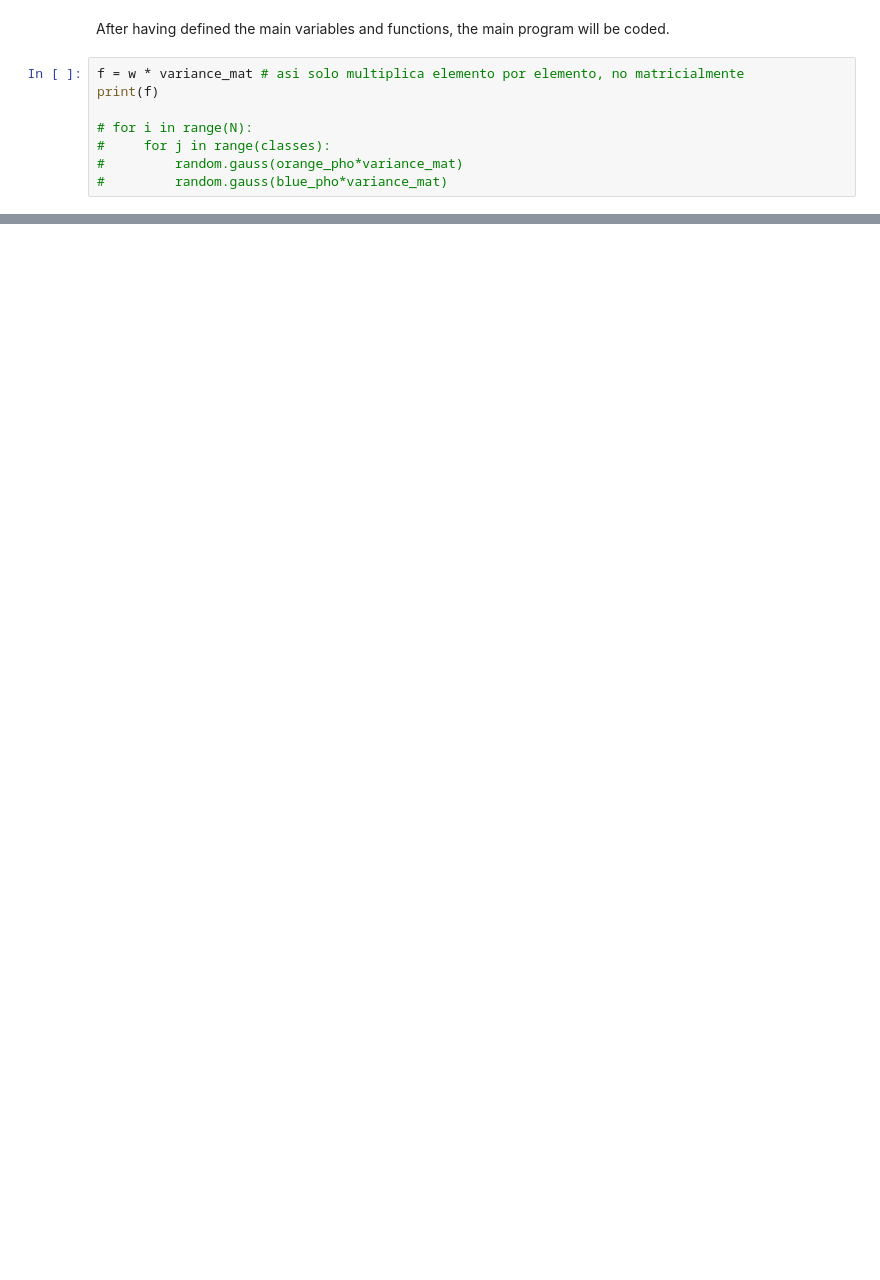
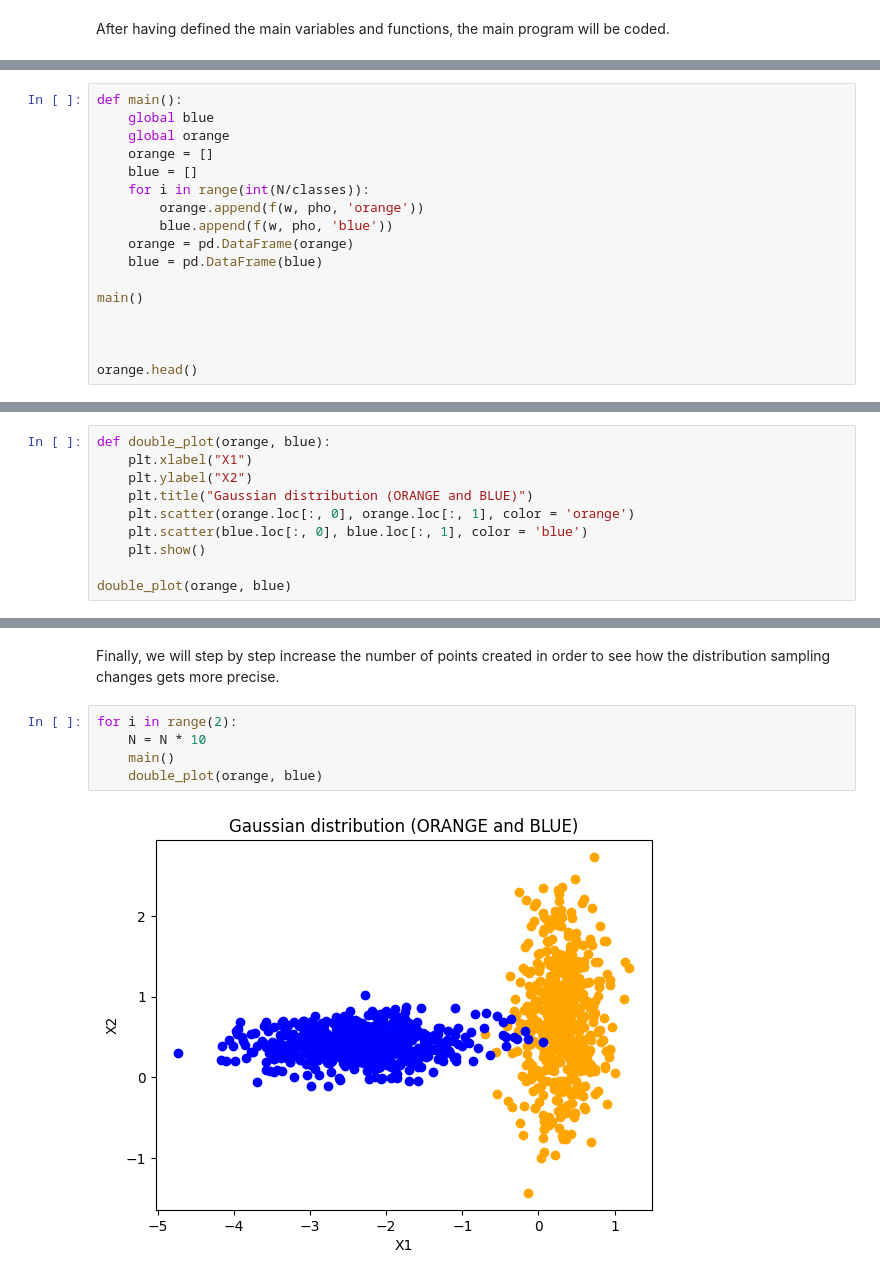
Before and after one commit to ferriitoo/MATH-569-Statistical-Learning, a Jupyter notebook: MATH_569_Julen_Ferro_HW1.ipynb, the cells around one changed output, grey strips where cells are left out. Cells and saved outputs as stored; diff of their text form; blank space fills up the shorter version.

```diff
--- a/MATH_569_Julen_Ferro_HW1.ipynb
+++ b/MATH_569_Julen_Ferro_HW1.ipynb
@@ -35,10 +46,2 @@ variance_mat = np.identity(2)
 # %% [markdown]
 After having defined the main variables and functions, the main program will be coded.
-# %%
-f = w * variance_mat # asi solo multiplica elemento por elemento, no matricialmente
-print(f)
-
-# for i in range(N):
-#     for j in range(classes):
-#         random.gauss(orange_pho*variance_mat)
-#         random.gauss(blue_pho*variance_mat)
@@ -47,0 +48,17 @@ print(f)
+# %%
+def main():
+    global blue
+    global orange
+    orange = []
+    blue = []
+    for i in range(int(N/classes)):
+        orange.append(f(w, pho, 'orange'))
+        blue.append(f(w, pho, 'blue'))
+    orange = pd.DataFrame(orange)
+    blue = pd.DataFrame(blue)
+
+main()
+
+
+
+orange.head()
@@ -47,0 +115,10 @@ print(f)
+# %%
+def double_plot(orange, blue):
+    plt.xlabel("X1")
+    plt.ylabel("X2")
+    plt.title("Gaussian distribution (ORANGE and BLUE)")
+    plt.scatter(orange.loc[:, 0], orange.loc[:, 1], color = 'orange')
+    plt.scatter(blue.loc[:, 0], blue.loc[:, 1], color = 'blue')
+    plt.show()
+
+double_plot(orange, blue)
@@ -47,0 +127,9 @@ print(f)
+# %% [markdown]
+Finally, we will step by step increase the number of points created in order to see how the distribution sampling changes gets more precise.
+# %%
+for i in range(2):
+    N = N * 10
+    main()
+    double_plot(orange, blue)
+# %% [output]
+[figure, added]
```
Also changed, not shown: parts of 17 cells of this notebook.
